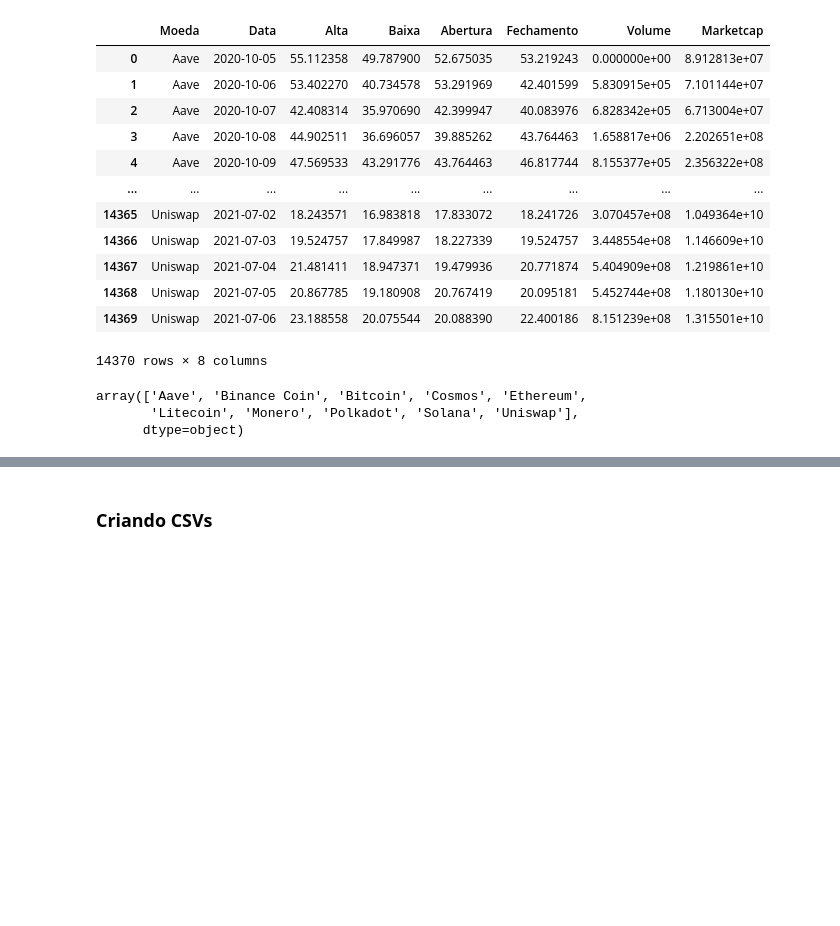
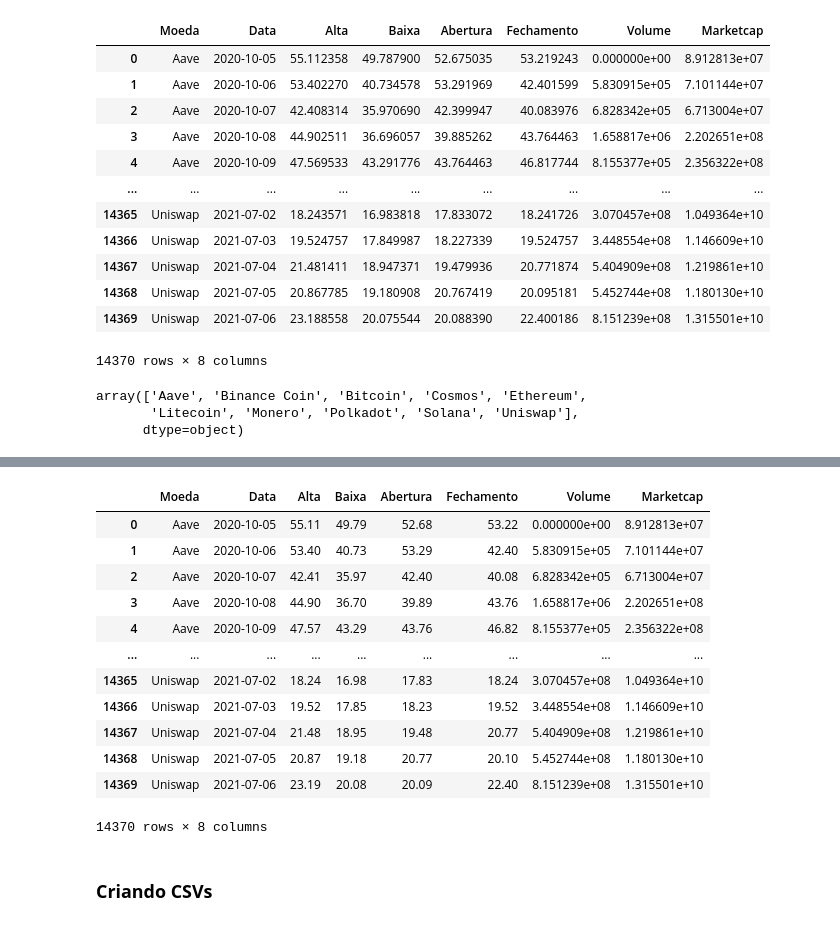
Before and after one commit to NewKanvas/M5-Projeto-5, a Jupyter notebook: Code/crypto_anlys.ipynb, the cells around one changed output, grey strips where cells are left out. Drawn from its saved outputs; the diff is of its cells as text; code cells hidden in the pictures; blank space fills up the shorter version.

Commit message:
Formatando csv para importa para o SQL

```diff
--- a/Code/crypto_anlys.ipynb
+++ b/Code/crypto_anlys.ipynb
@@ -231,3 +243,22 @@ array(['Aave', 'Binance Coin', 'Bitcoin', 'Cosmos', 'Ethereum',
+# %%
+format = lambda x: '%.2f' % x # %x (aplica no x)
+criptocopy[['Alta', 'Baixa', 'Abertura', 'Fechamento']] = criptocopy[['Alta', 'Baixa', 'Abertura', 'Fechamento']].applymap(format)
+# %%
+criptocopy
+# %% [output]
+|  | Moeda | Data | Alta | Baixa | Abertura | Fechamento | Volume | Marketcap |
+| 0 | Aave | 2020-10-05 | 55.11 | 49.79 | 52.68 | 53.22 | 0.000000e+00 | 8.912813e+07 |
+| 1 | Aave | 2020-10-06 | 53.40 | 40.73 | 53.29 | 42.40 | 5.830915e+05 | 7.101144e+07 |
+| 2 | Aave | 2020-10-07 | 42.41 | 35.97 | 42.40 | 40.08 | 6.828342e+05 | 6.713004e+07 |
+| 3 | Aave | 2020-10-08 | 44.90 | 36.70 | 39.89 | 43.76 | 1.658817e+06 | 2.202651e+08 |
+| 4 | Aave | 2020-10-09 | 47.57 | 43.29 | 43.76 | 46.82 | 8.155377e+05 | 2.356322e+08 |
+| ... | ... | ... | ... | ... | ... | ... | ... | ... |
+| 14365 | Uniswap | 2021-07-02 | 18.24 | 16.98 | 17.83 | 18.24 | 3.070457e+08 | 1.049364e+10 |
+| 14366 | Uniswap | 2021-07-03 | 19.52 | 17.85 | 18.23 | 19.52 | 3.448554e+08 | 1.146609e+10 |
+| 14367 | Uniswap | 2021-07-04 | 21.48 | 18.95 | 19.48 | 20.77 | 5.404909e+08 | 1.219861e+10 |
+| 14368 | Uniswap | 2021-07-05 | 20.87 | 19.18 | 20.77 | 20.10 | 5.452744e+08 | 1.180130e+10 |
+| 14369 | Uniswap | 2021-07-06 | 23.19 | 20.08 | 20.09 | 22.40 | 8.151239e+08 | 1.315501e+10 |
+14370 rows × 8 columns
 # %% [markdown]
 ### **Criando CSVs**
 # %%
```
Also changed, not shown: parts of 1 cell of this notebook.
